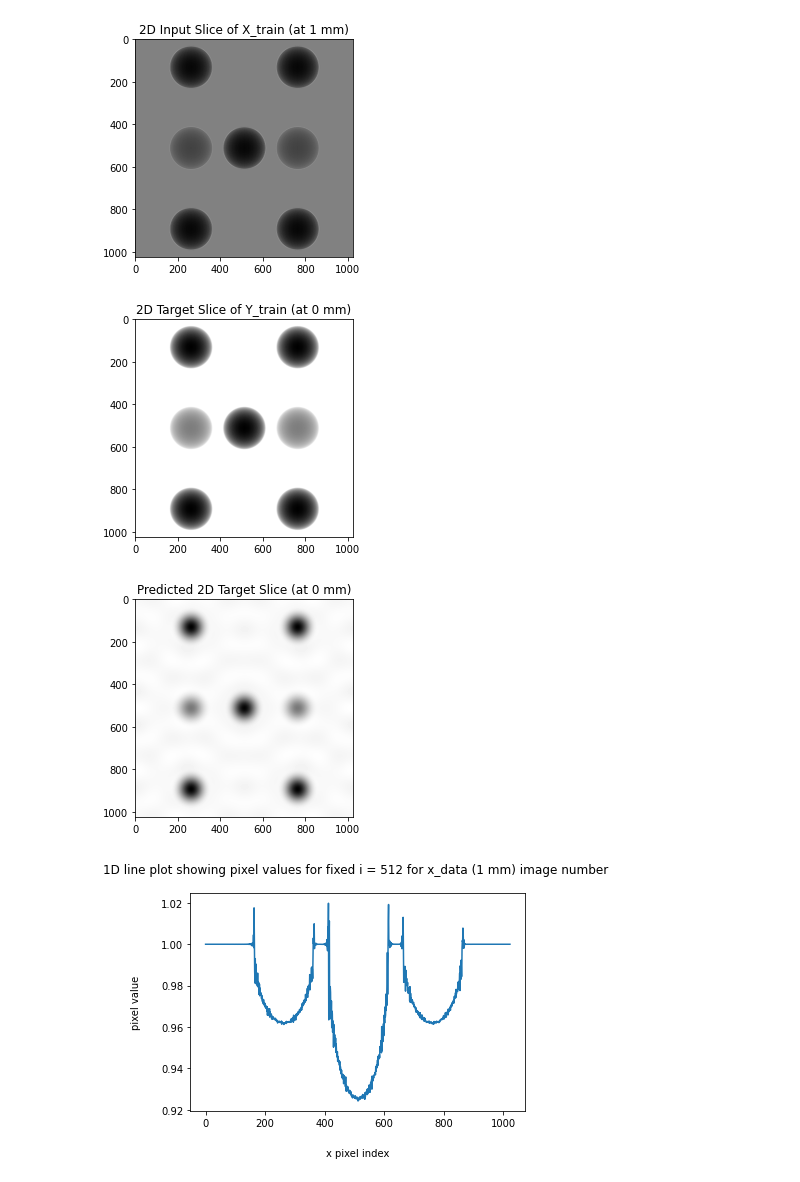
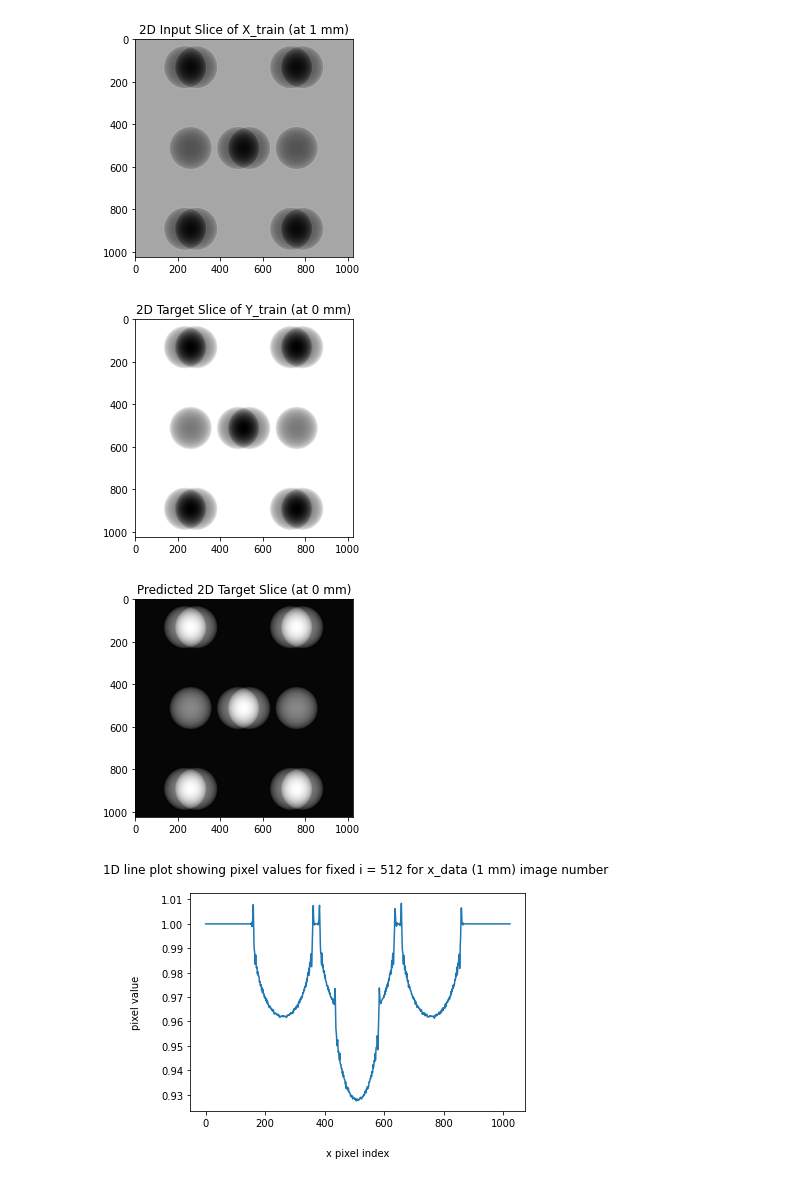
Before and after one commit to zechenl/narrow_unet, a Jupyter notebook: notebooks/TIEHOM_paganin.ipynb, the cells around one changed output. Drawn from its saved outputs; the diff is of its cells as text; code cells hidden in the pictures.

```diff
--- a/notebooks/TIEHOM_paganin.ipynb
+++ b/notebooks/TIEHOM_paganin.ipynb
@@ -20,3 +18,6 @@ y_data_dir = "0 mm"
+# %%
+x_data_dir = "../datasets/Ballies/1mm"
+y_data_dir = "../datasets/Ballies/0mm"
 # %%
 for x_tif in sorted(os.listdir(x_data_dir))[:1]:
     x_data = np.array([np.array(Image.open(os.path.join(x_data_dir, x_tif)))])
@@ -34,7 +35,7 @@ class TIEHOM:
         self.pixel_size = 1e-6
         self.sample_frequency = int(self.lengthscale/self.pixel_size)
         self.ND = 1
-        self.distance = np.array(-1)
+        self.distance = np.array(1e-2)
         self.nfx = self.padding*self.nx
         self.nfy = self.padding*self.ny
         self.energy = 100 #KeV
@@ -69,25 +70,27 @@ class TIEHOM:
 
         return phase, attenuation
 # %%
+x_data[0] = imread(('../datasets/Ballies/1mm/32p1r174.tif'), as_gray=True)[:,:]
+y_data[0] = imread(('../datasets/Ballies/0mm/32p0r174.tif'), as_gray=True)[:,:]
 phase_array, attenuation_array = TIEHOM(image=np.array(x_data[0]))._algorithm(image=np.array(x_data[0]))
 # %%
 plt.imshow(x_data[0], cmap="gray");
 plt.title('2D Input Slice of X_train (at 1 mm)');
 plt.show();
 # %% [output]
-[figure, old version]
+[figure, new version]
 # %%
 plt.imshow(y_data[0], cmap="gray")
 plt.title('2D Target Slice of Y_train (at 0 mm)');
 plt.show();
 # %% [output]
-[figure, old version]
+[figure, new version]
 # %%
-plt.imshow(phase_array, cmap="gray")
+plt.imshow(attenuation_array, cmap="gray")
 plt.title('Predicted 2D Target Slice (at 0 mm)');
 plt.show();
 # %% [output]
-[figure, old version]
+[figure, new version]
 # %%
 line = x_data[0][512, :]
 plt.plot(np.squeeze(line))
@@ -96,7 +99,7 @@ plt.xlabel('x pixel index', labelpad=20)
 plt.ylabel('pixel value', labelpad=20)
 plt.show()
 # %% [output]
-[figure, old version]
+[figure, new version]
 # %%
 line = y_data[0][512, :]
 plt.plot(np.squeeze(line))
```
Also changed, not shown: parts of 4 cells of this notebook.
